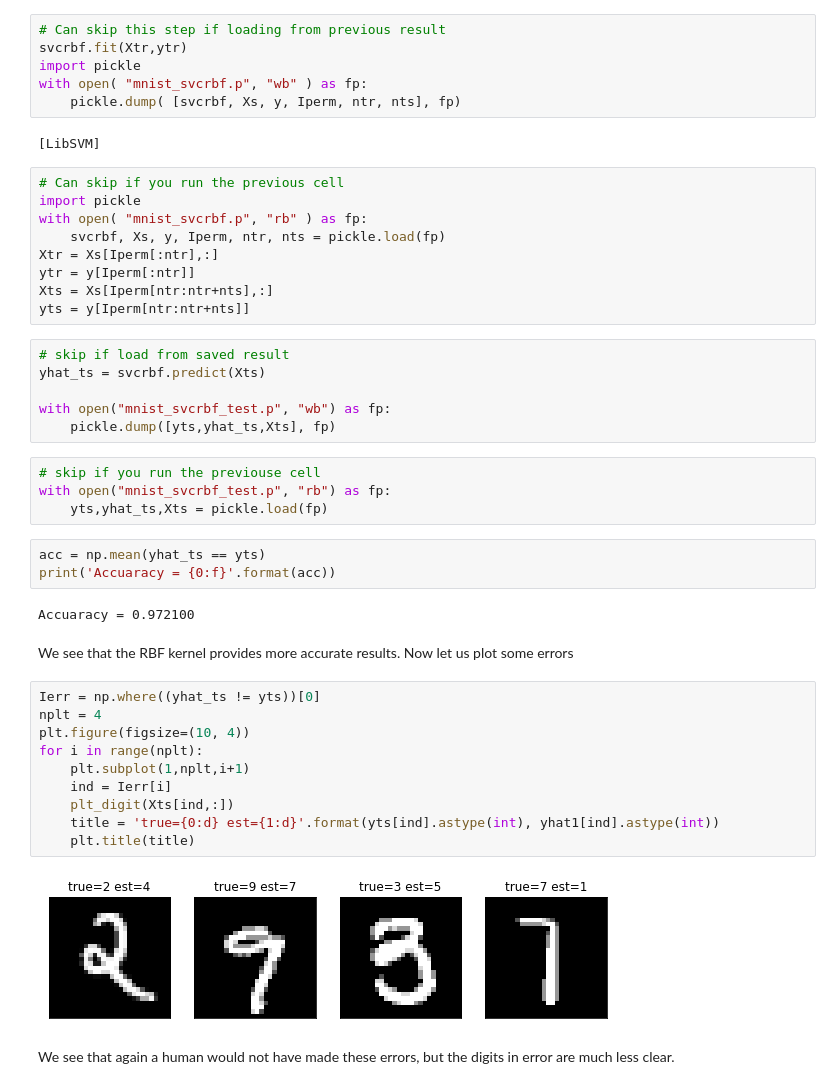
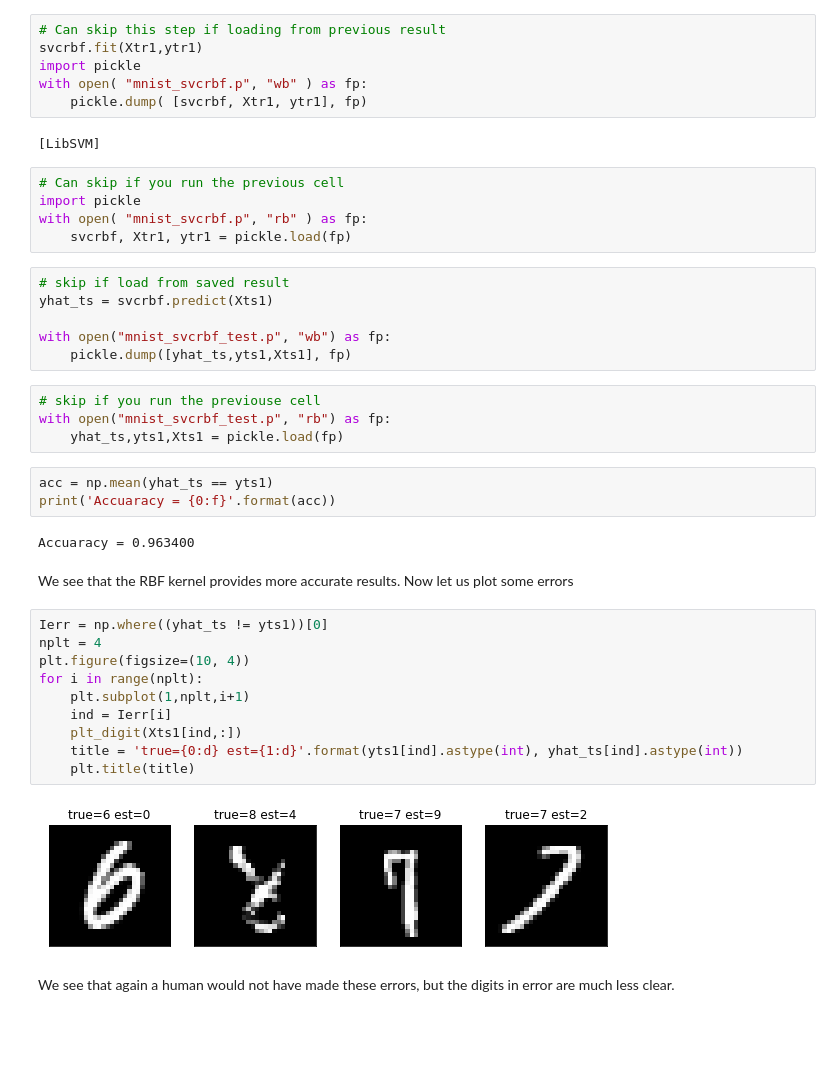
Before and after one commit to sdrangan/introml, a Jupyter notebook: unit08_svm/demo_mnist_svm.ipynb, the cells around one changed output. Saved outputs shown, nothing was run; the diff lists cells and outputs as text; blank space fills up the shorter version.

```diff
--- a/unit08_svm/demo_mnist_svm.ipynb
+++ b/unit08_svm/demo_mnist_svm.ipynb
@@ -277,51 +277,47 @@ We see that the support vectors look like digits we want to recognize. They are
 svcrbf = svm.SVC(probability=False,  kernel="rbf", C=2.8, gamma=.0073,verbose=10)
 # %%
 # Can skip this step if loading from previous result
-svcrbf.fit(Xtr,ytr)
+svcrbf.fit(Xtr1,ytr1)
 import pickle
 with open( "mnist_svcrbf.p", "wb" ) as fp:
-    pickle.dump( [svcrbf, Xs, y, Iperm, ntr, nts], fp)
+    pickle.dump( [svcrbf, Xtr1, ytr1], fp)
 # %% [output]
 [LibSVM]
 # %%
 # Can skip if you run the previous cell
 import pickle
 with open( "mnist_svcrbf.p", "rb" ) as fp:
-    svcrbf, Xs, y, Iperm, ntr, nts = pickle.load(fp)
-Xtr = Xs[Iperm[:ntr],:]
-ytr = y[Iperm[:ntr]]
-Xts = Xs[Iperm[ntr:ntr+nts],:]
-yts = y[Iperm[ntr:ntr+nts]]
+    svcrbf, Xtr1, ytr1 = pickle.load(fp)
 # %%
 # skip if load from saved result
-yhat_ts = svcrbf.predict(Xts)
+yhat_ts = svcrbf.predict(Xts1)
 
 with open("mnist_svcrbf_test.p", "wb") as fp:
-    pickle.dump([yts,yhat_ts,Xts], fp)
+    pickle.dump([yhat_ts,yts1,Xts1], fp)
 # %%
 # skip if you run the previouse cell
 with open("mnist_svcrbf_test.p", "rb") as fp:
-    yts,yhat_ts,Xts = pickle.load(fp)
+    yhat_ts,yts1,Xts1 = pickle.load(fp)
 # %%
-acc = np.mean(yhat_ts == yts)
+acc = np.mean(yhat_ts == yts1)
 print('Accuaracy = {0:f}'.format(acc))
 # %% [output]
-Accuaracy = 0.972100
+Accuaracy = 0.963400
 # %% [markdown]
 We see that the RBF kernel provides more accurate results.
 Now let us plot some errors
 # %%
-Ierr = np.where((yhat_ts != yts))[0]
+Ierr = np.where((yhat_ts != yts1))[0]
 nplt = 4
 plt.figure(figsize=(10, 4))
 for i in range(nplt):
     plt.subplot(1,nplt,i+1)
     ind = Ierr[i]
-    plt_digit(Xts[ind,:])
-    title = 'true={0:d} est={1:d}'.format(yts[ind].astype(int), yhat1[ind].astype(int))
+    plt_digit(Xts1[ind,:])
+    title = 'true={0:d} est={1:d}'.format(yts1[ind].astype(int), yhat_ts[ind].astype(int))
     plt.title(title)
 # %% [output]
-[figure, old version]
+[figure, new version]
 # %% [markdown]
 We see that again a human would not have made these errors, but the digits in error are much less clear.
 # %% [markdown]
```
Also changed, not shown: parts of 36 cells of this notebook, 2 other files.
